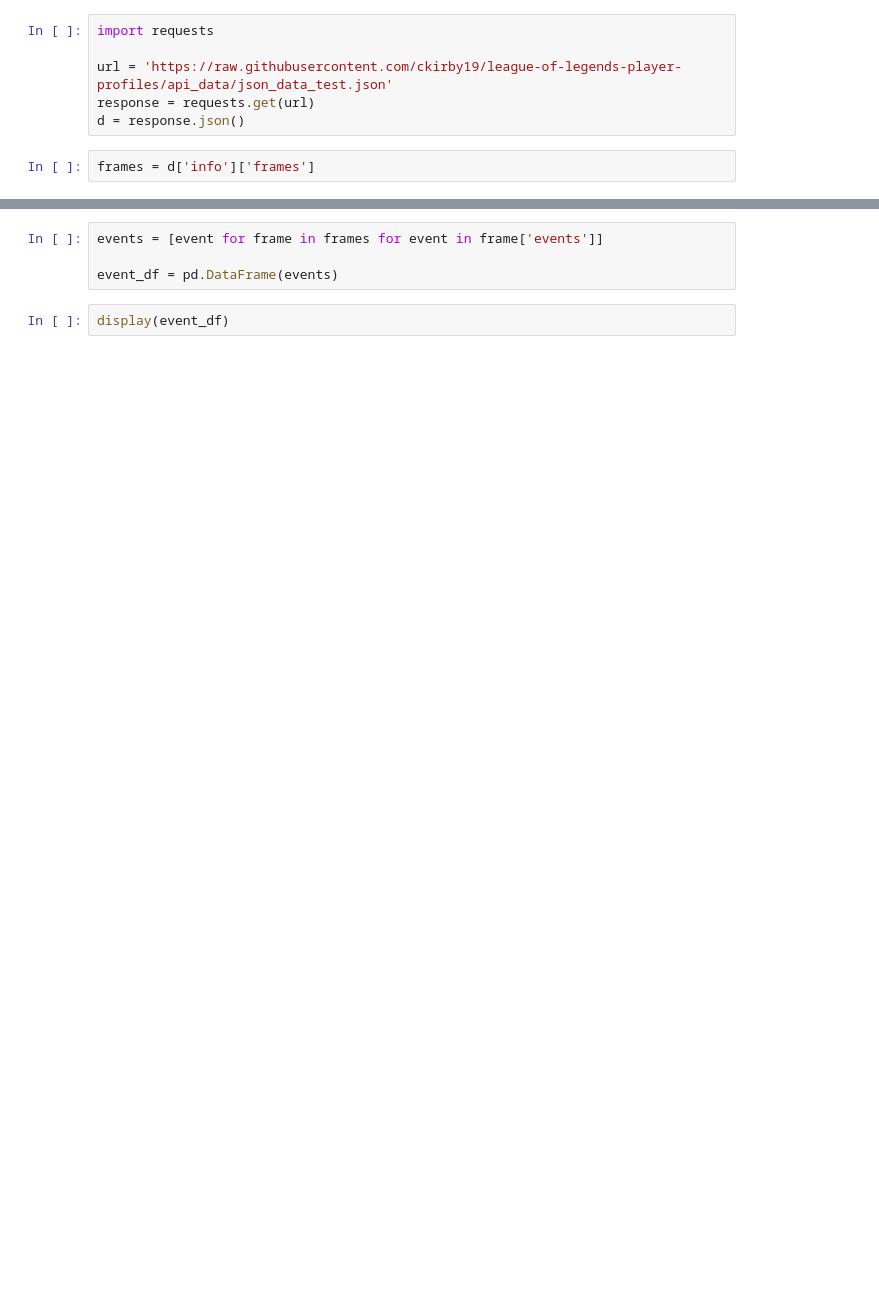
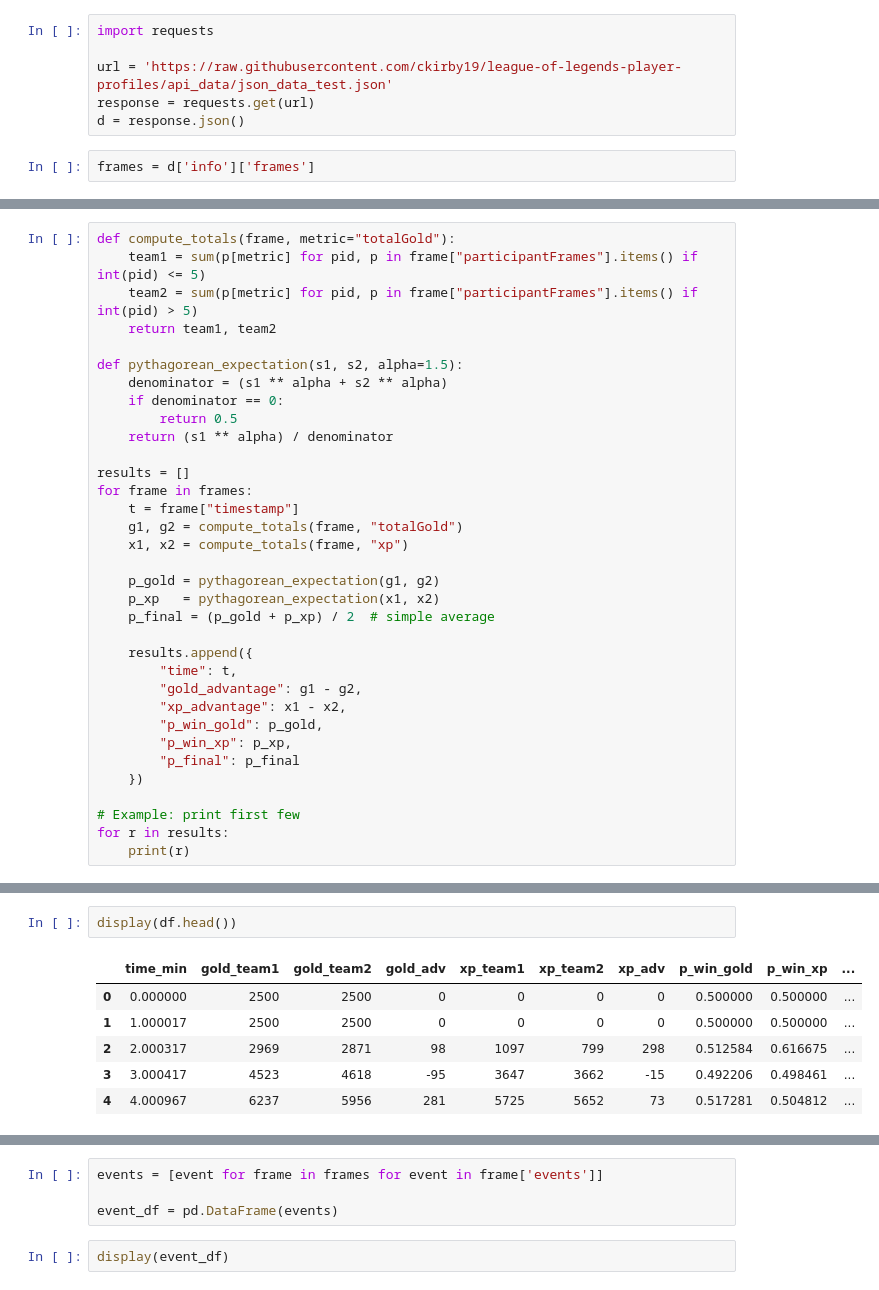
Before and after one commit to ckirby19/league-of-legends-player-profiles, a Jupyter notebook: lol_api_setup.ipynb, the cells around one changed output, grey strips where cells are left out. Drawn from its saved outputs; the diff is of its cells as text; blank space fills up the shorter version.

```diff
--- a/lol_api_setup.ipynb
+++ b/lol_api_setup.ipynb
@@ -10,0 +18,34 @@ frames = d['info']['frames']
+# %%
+def compute_totals(frame, metric="totalGold"):
+    team1 = sum(p[metric] for pid, p in frame["participantFrames"].items() if int(pid) <= 5)
+    team2 = sum(p[metric] for pid, p in frame["participantFrames"].items() if int(pid) > 5)
+    return team1, team2
+
+def pythagorean_expectation(s1, s2, alpha=1.5):
+    denominator = (s1 ** alpha + s2 ** alpha)
+    if denominator == 0:
+        return 0.5
+    return (s1 ** alpha) / denominator
+
+results = []
+for frame in frames:
+    t = frame["timestamp"]
+    g1, g2 = compute_totals(frame, "totalGold")
+    x1, x2 = compute_totals(frame, "xp")
+
+    p_gold = pythagorean_expectation(g1, g2)
+    p_xp   = pythagorean_expectation(x1, x2)
+    p_final = (p_gold + p_xp) / 2  # simple average
+
+    results.append({
+        "time": t,
+        "gold_advantage": g1 - g2,
+        "xp_advantage": x1 - x2,
+        "p_win_gold": p_gold,
+        "p_win_xp": p_xp,
+        "p_final": p_final
+    })
+
+# Example: print first few
+for r in results:
+    print(r)
@@ -10,0 +123,9 @@ frames = d['info']['frames']
+# %%
+display(df.head())
+# %% [output]
+|  | time_min | gold_team1 | gold_team2 | gold_adv | xp_team1 | xp_team2 | xp_adv | p_win_gold | p_win_xp | ... |
+| 0 | 0.000000 | 2500 | 2500 | 0 | 0 | 0 | 0 | 0.500000 | 0.500000 | ... |
+| 1 | 1.000017 | 2500 | 2500 | 0 | 0 | 0 | 0 | 0.500000 | 0.500000 | ... |
+| 2 | 2.000317 | 2969 | 2871 | 98 | 1097 | 799 | 298 | 0.512584 | 0.616675 | ... |
+| 3 | 3.000417 | 4523 | 4618 | -95 | 3647 | 3662 | -15 | 0.492206 | 0.498461 | ... |
+| 4 | 4.000967 | 6237 | 5956 | 281 | 5725 | 5652 | 73 | 0.517281 | 0.504812 | ... |
```
Also changed, not shown: parts of 6 cells of this notebook, 2 other files.
